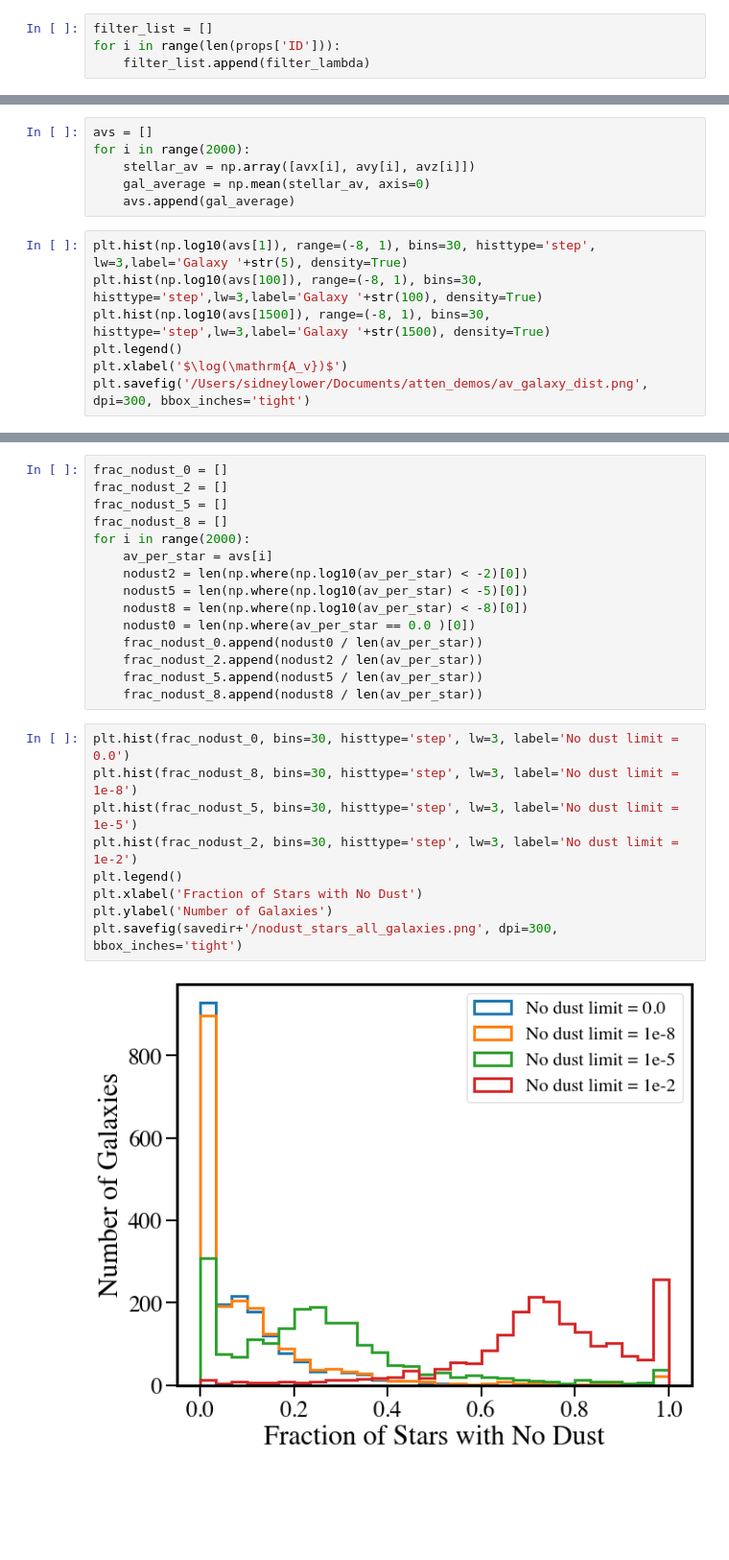
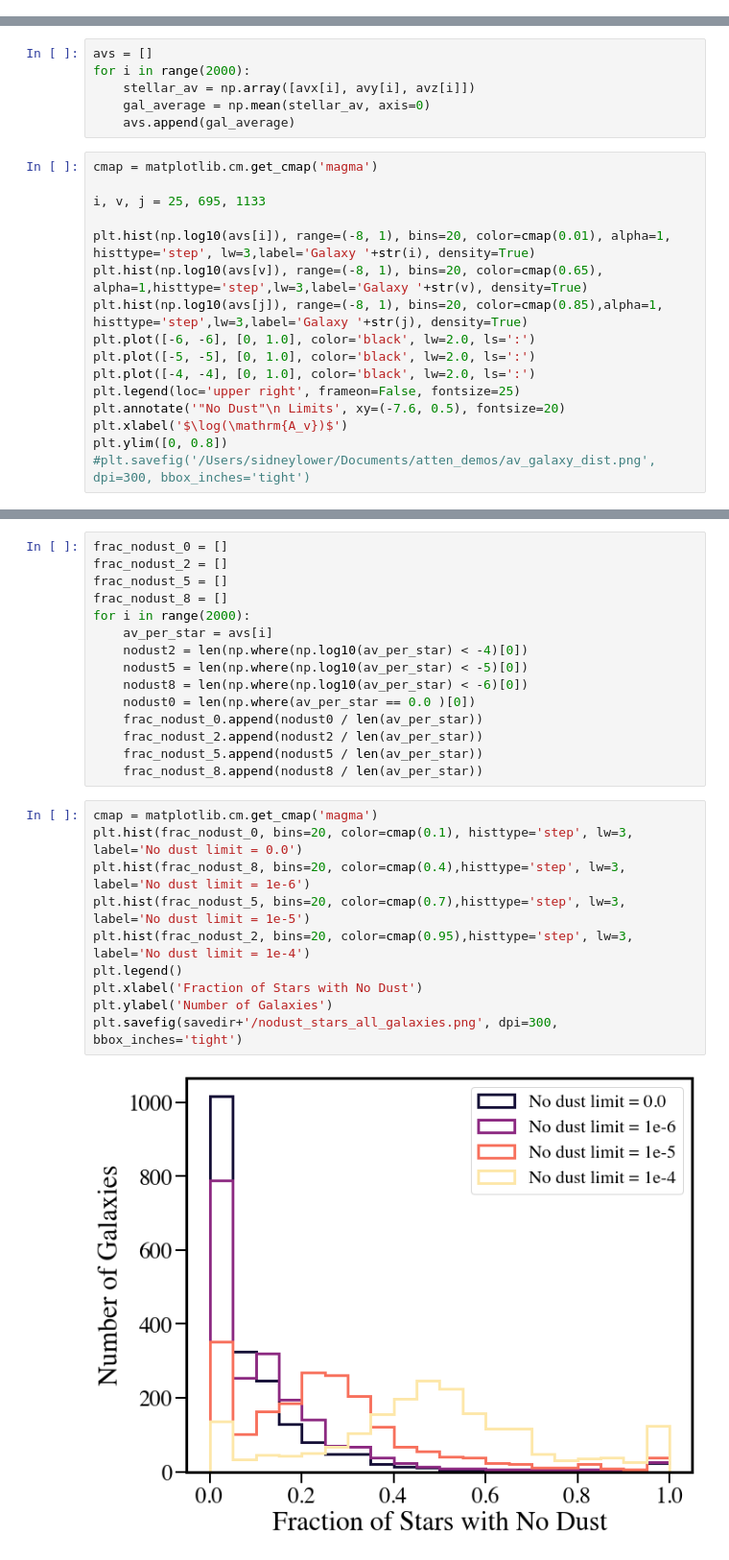
Before and after one commit to smlower/jupyter_analysis_notebooks, a Jupyter notebook: attenuation_paper/might fuck around and develop an attenuation curve model.ipynb, the cells around one changed output, grey strips where cells are left out. Shown at 96% size. Cells and saved outputs as stored; diff of their text form; blank space fills up the shorter version.

```diff
--- a/attenuation_paper/might fuck around and develop an attenuation curve model.ipynb
+++ b/attenuation_paper/might fuck around and develop an attenuation curve model.ipynb
@@ -331,4 +231,0 @@ filter_lambda = [x.wave_mean for x in filters]
-# %%
-filter_list = []
-for i in range(len(props['ID'])):
-    filter_list.append(filter_lambda)
@@ -836,10 +614,19 @@ for i in range(2000):
     gal_average = np.mean(stellar_av, axis=0)
     avs.append(gal_average)
 # %%
-plt.hist(np.log10(avs[1]), range=(-8, 1), bins=30, histtype='step', lw=3,label='Galaxy '+str(5), density=True)
-plt.hist(np.log10(avs[100]), range=(-8, 1), bins=30, histtype='step',lw=3,label='Galaxy '+str(100), density=True)
-plt.hist(np.log10(avs[1500]), range=(-8, 1), bins=30, histtype='step',lw=3,label='Galaxy '+str(1500), density=True)
-plt.legend()
+cmap = matplotlib.cm.get_cmap('magma')
+
+i, v, j = 25, 695, 1133
+
+plt.hist(np.log10(avs[i]), range=(-8, 1), bins=20, color=cmap(0.01), alpha=1, histtype='step', lw=3,label='Galaxy '+str(i), density=True)
+plt.hist(np.log10(avs[v]), range=(-8, 1), bins=20, color=cmap(0.65), alpha=1,histtype='step',lw=3,label='Galaxy '+str(v), density=True)
+plt.hist(np.log10(avs[j]), range=(-8, 1), bins=20, color=cmap(0.85),alpha=1, histtype='step',lw=3,label='Galaxy '+str(j), density=True)
+plt.plot([-6, -6], [0, 1.0], color='black', lw=2.0, ls=':')
+plt.plot([-5, -5], [0, 1.0], color='black', lw=2.0, ls=':')
+plt.plot([-4, -4], [0, 1.0], color='black', lw=2.0, ls=':')
+plt.legend(loc='upper right', frameon=False, fontsize=25)
+plt.annotate('"No Dust"\n Limits', xy=(-7.6, 0.5), fontsize=20)
 plt.xlabel('$\log(\mathrm{A_v})$')
-plt.savefig('/Users/sidneylower/Documents/atten_demos/av_galaxy_dist.png', dpi=300, bbox_inches='tight')
+plt.ylim([0, 0.8])
+#plt.savefig('/Users/sidneylower/Documents/atten_demos/av_galaxy_dist.png', dpi=300, bbox_inches='tight')
 # %% [output]
@@ -851,22 +639,23 @@ frac_nodust_5 = []
 frac_nodust_8 = []
 for i in range(2000):
     av_per_star = avs[i]
-    nodust2 = len(np.where(np.log10(av_per_star) < -2)[0])
+    nodust2 = len(np.where(np.log10(av_per_star) < -4)[0])
     nodust5 = len(np.where(np.log10(av_per_star) < -5)[0])
-    nodust8 = len(np.where(np.log10(av_per_star) < -8)[0])
+    nodust8 = len(np.where(np.log10(av_per_star) < -6)[0])
     nodust0 = len(np.where(av_per_star == 0.0 )[0])
     frac_nodust_0.append(nodust0 / len(av_per_star))
     frac_nodust_2.append(nodust2 / len(av_per_star))
     frac_nodust_5.append(nodust5 / len(av_per_star))
     frac_nodust_8.append(nodust8 / len(av_per_star))
 # %%
-plt.hist(frac_nodust_0, bins=30, histtype='step', lw=3, label='No dust limit = 0.0')
-plt.hist(frac_nodust_8, bins=30, histtype='step', lw=3, label='No dust limit = 1e-8')
-plt.hist(frac_nodust_5, bins=30, histtype='step', lw=3, label='No dust limit = 1e-5')
-plt.hist(frac_nodust_2, bins=30, histtype='step', lw=3, label='No dust limit = 1e-2')
+cmap = matplotlib.cm.get_cmap('magma')
+plt.hist(frac_nodust_0, bins=20, color=cmap(0.1), histtype='step', lw=3, label='No dust limit = 0.0')
+plt.hist(frac_nodust_8, bins=20, color=cmap(0.4),histtype='step', lw=3, label='No dust limit = 1e-6')
+plt.hist(frac_nodust_5, bins=20, color=cmap(0.7),histtype='step', lw=3, label='No dust limit = 1e-5')
+plt.hist(frac_nodust_2, bins=20, color=cmap(0.95),histtype='step', lw=3, label='No dust limit = 1e-4')
 plt.legend()
 plt.xlabel('Fraction of Stars with No Dust')
 plt.ylabel('Number of Galaxies')
 plt.savefig(savedir+'/nodust_stars_all_galaxies.png', dpi=300, bbox_inches='tight')
 # %% [output]
-[figure, old version]
+[figure, new version]
```
Also changed, not shown: parts of 68 cells of this notebook, 4 other files.
